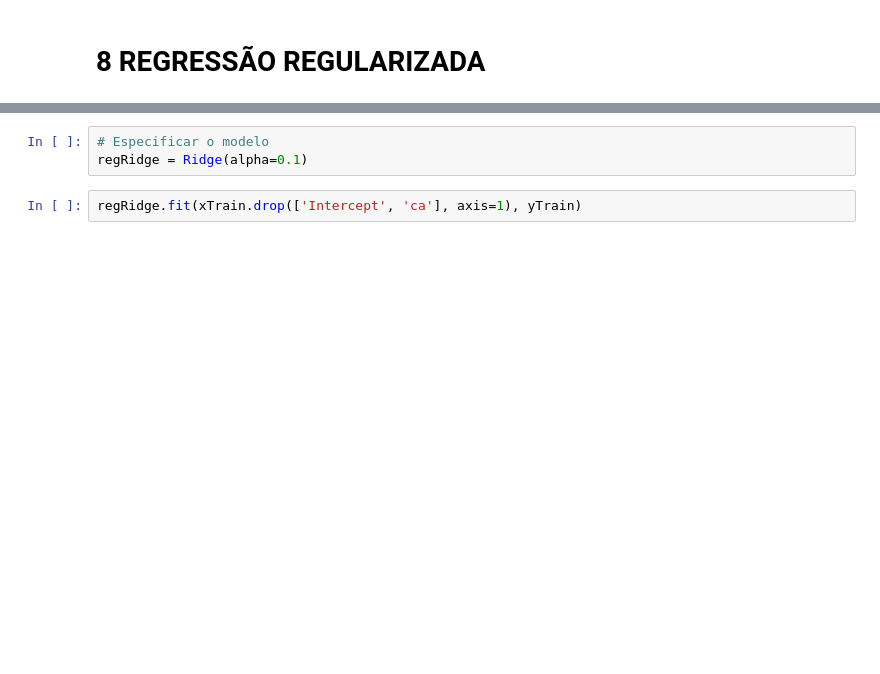
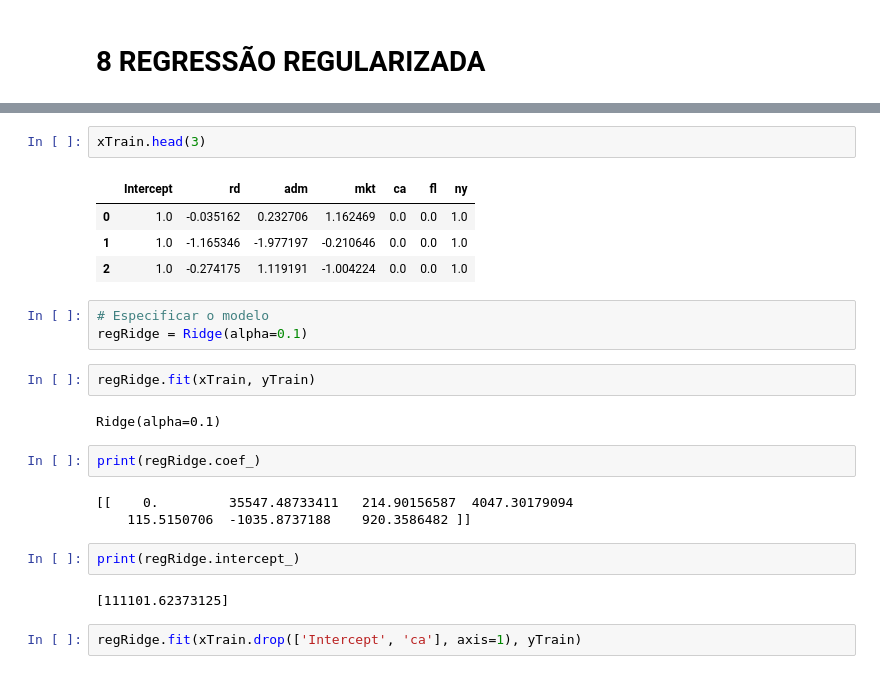
Before and after one commit to rafaelnpietro/DataScience, a Jupyter notebook: DNC/Exercicios/Estatística Avançada/Resolução_Exercício_Estatística1.ipynb, the cells around one changed output, grey strips where cells are left out. Cells and saved outputs as stored; diff of their text form; blank space fills up the shorter version.

```diff
--- a/DNC/Exercicios/Estatística Avançada/Resolução_Exercício_Estatística1.ipynb
+++ b/DNC/Exercicios/Estatística Avançada/Resolução_Exercício_Estatística1.ipynb
@@ -952,6 +1093,26 @@ plt.scatter(predY['profPred'], predY['Res'])
+# %%
+xTrain.head(3)
+# %% [output]
+|  | Intercept | rd | adm | mkt | ca | fl | ny |
+| 0 | 1.0 | -0.035162 | 0.232706 | 1.162469 | 0.0 | 0.0 | 1.0 |
+| 1 | 1.0 | -1.165346 | -1.977197 | -0.210646 | 0.0 | 0.0 | 1.0 |
+| 2 | 1.0 | -0.274175 | 1.119191 | -1.004224 | 0.0 | 0.0 | 1.0 |
 # %%
 # Especificar o modelo
 regRidge = Ridge(alpha=0.1)
+# %%
+regRidge.fit(xTrain, yTrain)
+# %% [output]
+Ridge(alpha=0.1)
+# %%
+print(regRidge.coef_)
+# %% [output]
+[[    0.         35547.48733411   214.90156587  4047.30179094
+    115.5150706  -1035.8737188    920.3586482 ]]
+# %%
+print(regRidge.intercept_)
+# %% [output]
+[111101.62373125]
 # %%
 regRidge.fit(xTrain.drop(['Intercept', 'ca'], axis=1), yTrain)
 # %% [output]
```
Also changed, not shown: parts of 35 cells of this notebook, 7 other files.
